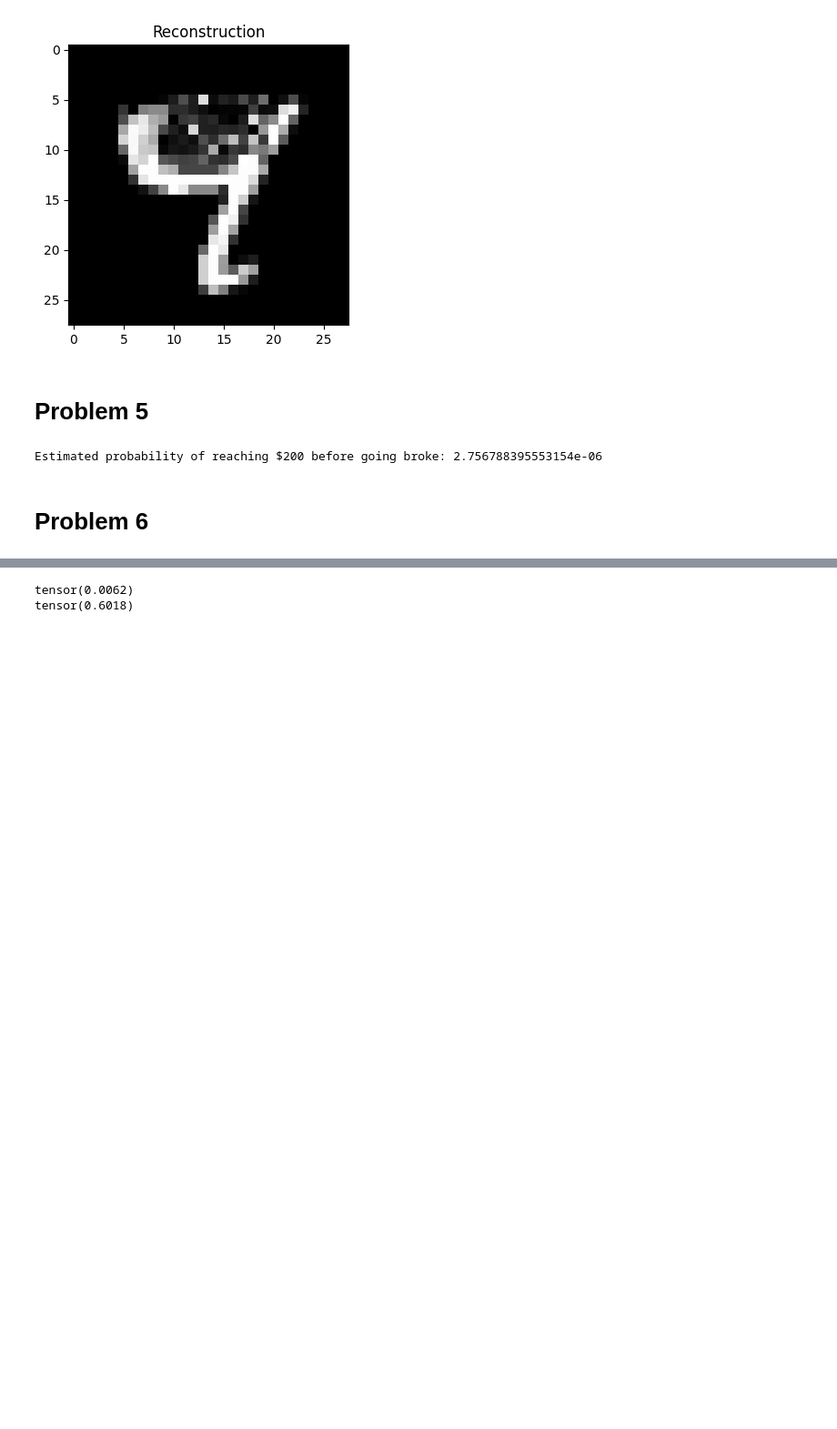
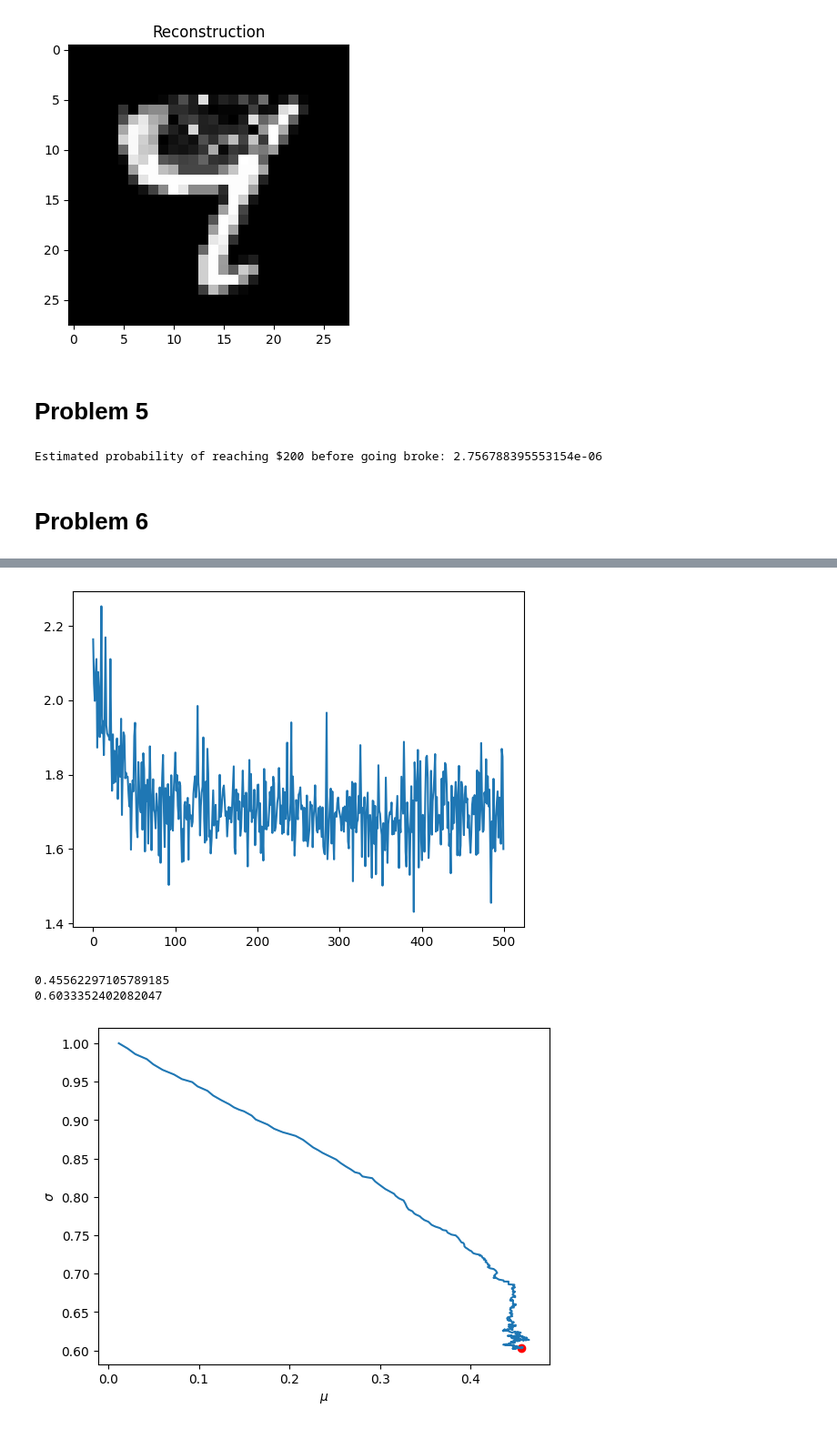
Before and after one commit to jmSNU/DNN, a Jupyter notebook: hw10/hw10.ipynb, the cells around one changed output, grey strips where cells are left out. Shown: that part at 91% size. Cells and saved outputs as stored; diff of their text form; code cells hidden in the pictures; blank space fills up the shorter version.

```diff
--- a/hw10/hw10.ipynb
+++ b/hw10/hw10.ipynb
@@ -254,21 +281,42 @@ tensor(0.6080)
 # %%
 mu = 0
-sigma = 1
-B = 16
+tau = 0
+B = 32
 lr = 1e-2
-iteration = 50
+iteration = 500
+
+logger = []
+history = []
+
+def loss(X, mu, tau):
+    return torch.sum(X*torch.sin(X))/X.shape[0] + 0.5*(mu-1)**2 + np.exp(tau) - tau
 
 for _ in range(iteration):
     Y = torch.normal(0,1,size=(B,1))
+    sigma = np.exp(tau)
     X = mu + sigma*Y
-    g1 = torch.sum(torch.sin(X) + X*torch.cos(X))
-    g2 = torch.sum((torch.sin(X) + X*torch.cos(X))*Y)
+    g1 = torch.sum(torch.sin(X) + X*torch.cos(X))/B + mu-1
+    g2 = torch.sum((torch.sin(X) + X*torch.cos(X))*sigma*Y)/B + sigma - 1
 
-    mu -= lr*g1/B
-    sigma -=lr*g2/B
+    mu -= lr*g1
+    tau -=lr*g2
 
-print(mu)
-print(sigma)
+    logger.append(loss(X, mu, tau))
+    history.append([mu.item(),sigma])
+
+plt.plot(range(iteration),logger)
+plt.show()
+
+history = np.array(history)
+plt.plot(history[:,0],history[:,1])
+plt.scatter(history[-1,0],history[-1,1],color = 'r')
+plt.xlabel("$\mu$")
+plt.ylabel("$\sigma$")
+
+print(mu.item())
+print(np.exp(tau.item()))
 # %% [output]
+[figure, added]
-tensor(0.0062)
-tensor(0.6018)
+0.45562297105789185
+0.6033352402082047
+[figure, added]
```
Also changed, not shown: parts of 2 cells of this notebook, 5 other files.
